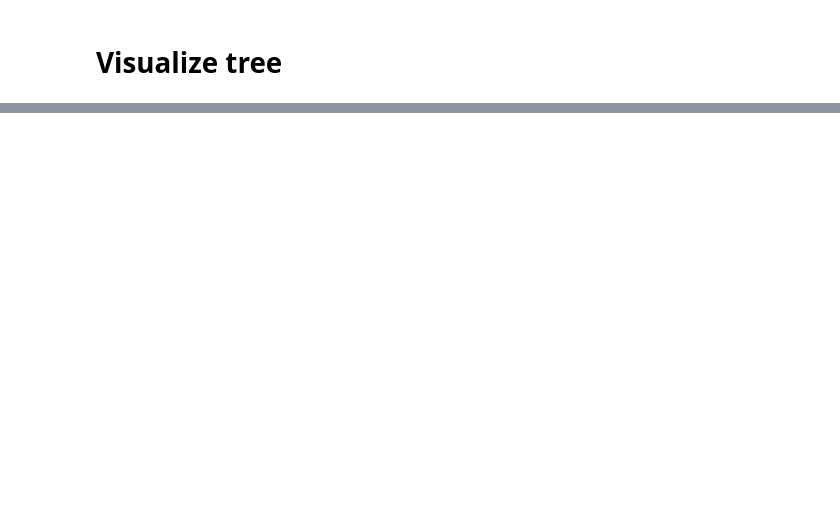
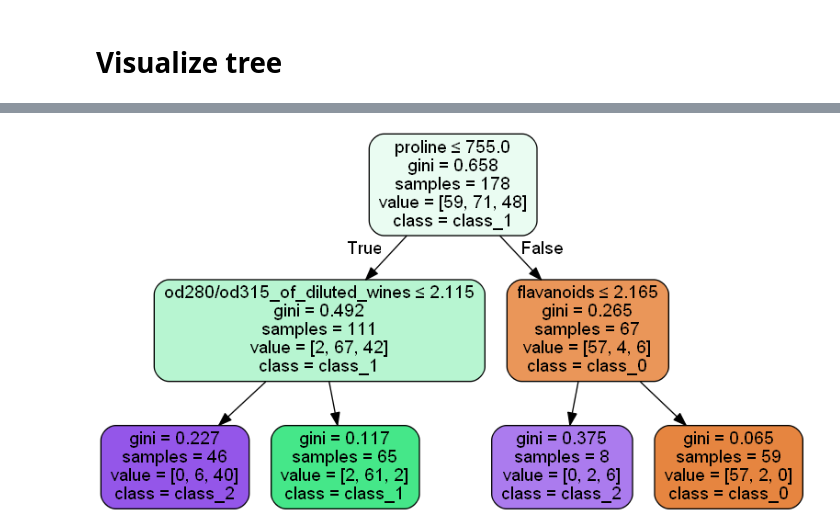
Before and after one commit to MSc-in-Data-Science/class_material, a Jupyter notebook: semester_1/Machine_Learning/Lecture_3-DecisionTrees/Lecture_3-DecisionTrees.ipynb, the cells around one changed output, grey strips where cells are left out. Saved outputs shown, nothing was run; the diff lists cells and outputs as text; code cells hidden in the pictures; blank space fills up the shorter version.

Commit message:
New decision tree jypiter

```diff
--- a/semester_1/Machine_Learning/Lecture_3-DecisionTrees/Lecture_3-DecisionTrees.ipynb
+++ b/semester_1/Machine_Learning/Lecture_3-DecisionTrees/Lecture_3-DecisionTrees.ipynb
@@ -8,0 +5,6 @@ iris = load_iris()
+# %%
+import sklearn.datasets as datasets
+import pandas as pd
+wine=datasets.load_wine()
+df=pd.DataFrame(wine.data, columns=wine.feature_names)
+y=wine.target
@@ -13,0 +37,4 @@ clf = clf.fit(iris.data, iris.target)
+# %%
+from sklearn.tree import DecisionTreeClassifier
+dtree=DecisionTreeClassifier(max_depth=2)
+dtree.fit(df,y)
@@ -22,0 +50,15 @@ graph
+# %%
+from sklearn.externals.six import StringIO
+from IPython.display import Image
+from sklearn.tree import export_graphviz
+import pydotplus
+dot_data = StringIO()
+export_graphviz(dtree, out_file=dot_data,
+                feature_names=wine.feature_names,
+                class_names=wine.target_names,
+                filled=True, rounded=True,
+                special_characters=True)
+graph = pydotplus.graph_from_dot_data(dot_data.getvalue())
+Image(graph.create_png())
+# %% [output]
+[figure, added]
```
Also changed, not shown: parts of 6 cells of this notebook.
